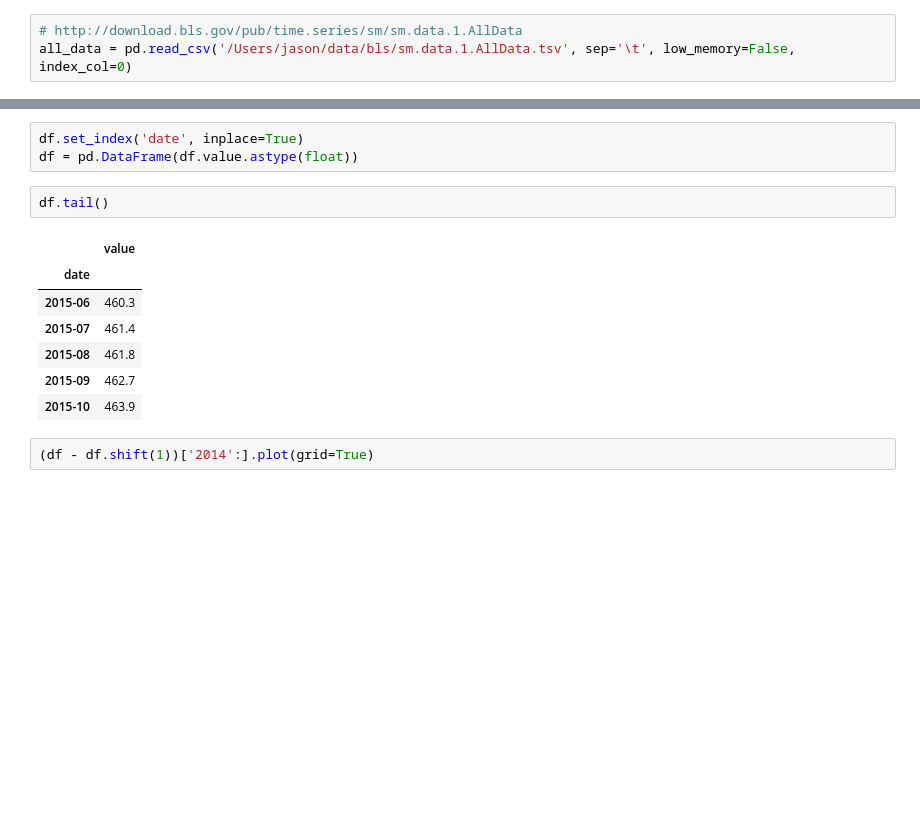
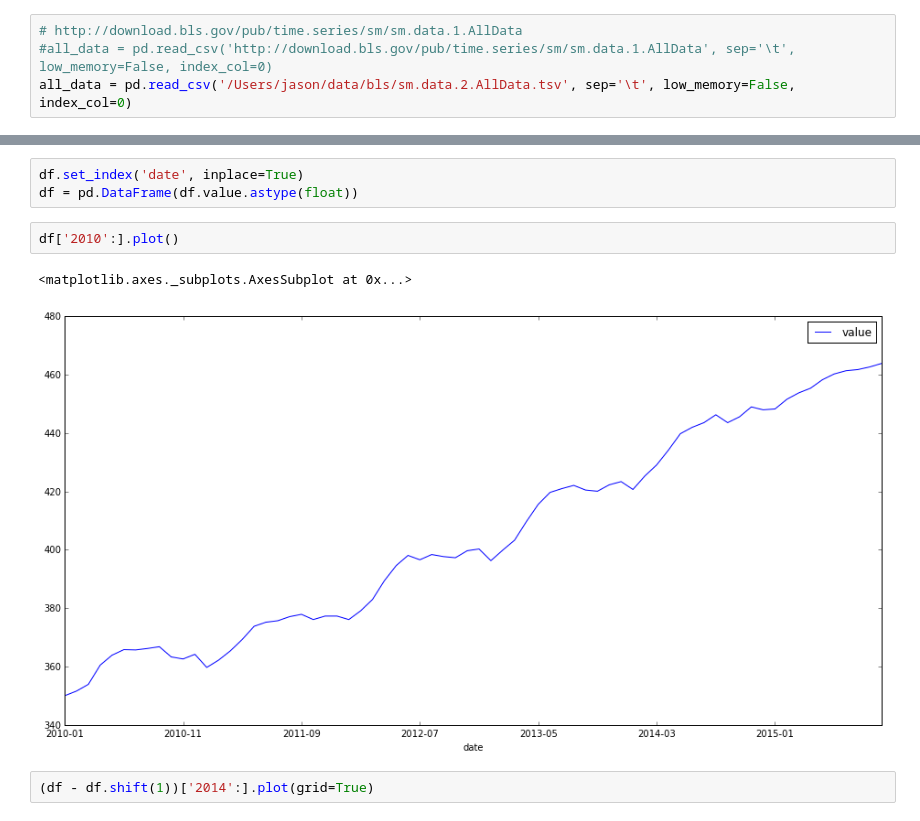
Before and after one commit to jbandlow/notebooks, a Jupyter notebook: BLS Data.ipynb, the cells around one changed output, grey strips where cells are left out. Cells and saved outputs as stored; diff of their text form; blank space fills up the shorter version.

```diff
--- a/BLS Data.ipynb
+++ b/BLS Data.ipynb
@@ -6,7 +6,8 @@ import matplotlib as mpl
 mpl.rcParams['figure.figsize'] = (16, 8)
 # %%
 # http://download.bls.gov/pub/time.series/sm/sm.data.1.AllData
-all_data = pd.read_csv('/Users/jason/data/bls/sm.data.1.AllData.tsv', sep='\t', low_memory=False, index_col=0)
+#all_data = pd.read_csv('http://download.bls.gov/pub/time.series/sm/sm.data.1.AllData', sep='\t', low_memory=False, index_col=0)
+all_data = pd.read_csv('/Users/jason/data/bls/sm.data.2.AllData.tsv', sep='\t', low_memory=False, index_col=0)
 # %%
 state_codes = pd.read_csv('http://download.bls.gov/pub/time.series/sm/sm.state',
                           names=('state_code', 'state_name'), usecols=(0,1),
@@ -154,16 +208,11 @@ df = all_data.query('industry == "Restaurants" & area == "Los Angeles-Long Beach
 # %%
 df.set_index('date', inplace=True)
 df = pd.DataFrame(df.value.astype(float))
-# %%
-df.tail()
-# %% [output]
-|  | value |
-| date |  |
-| 2015-06 | 460.3 |
-| 2015-07 | 461.4 |
-| 2015-08 | 461.8 |
-| 2015-09 | 462.7 |
-| 2015-10 | 463.9 |
+# %%
+df['2010':].plot()
+# %% [output]
+<matplotlib.axes._subplots.AxesSubplot at 0x...>
+[figure, added]
 # %%
 (df - df.shift(1))['2014':].plot(grid=True)
 # %% [output]
```
Also changed, not shown: parts of 31 cells of this notebook.
